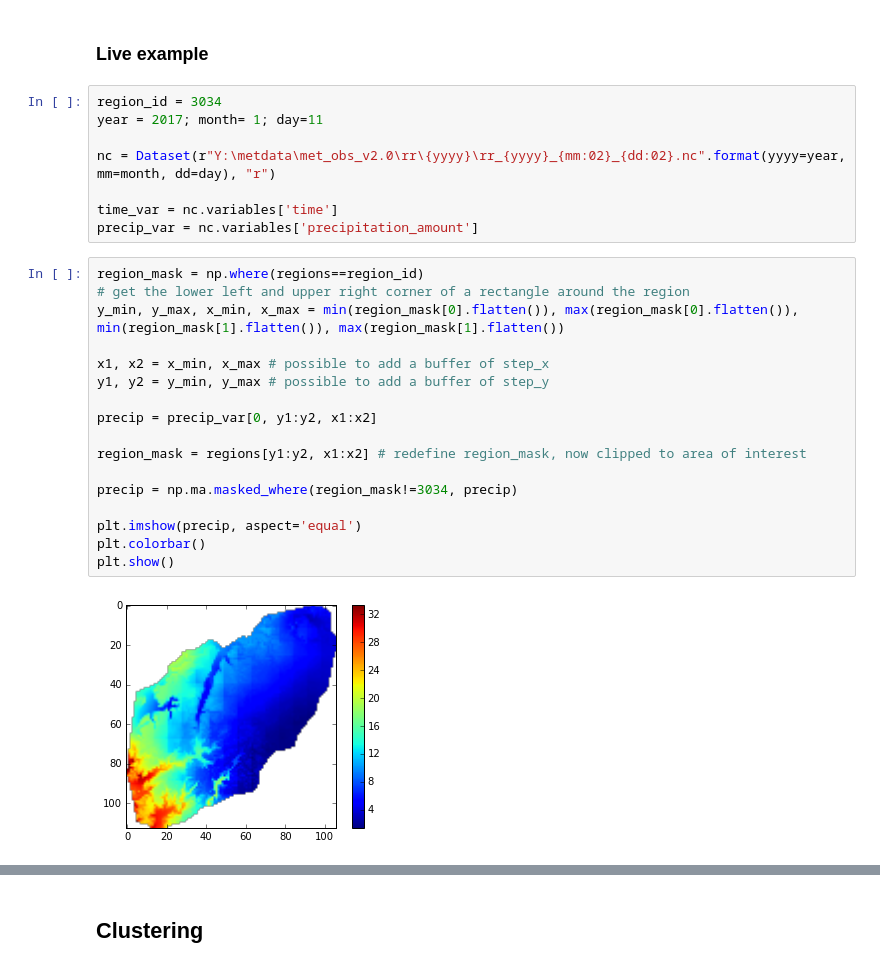
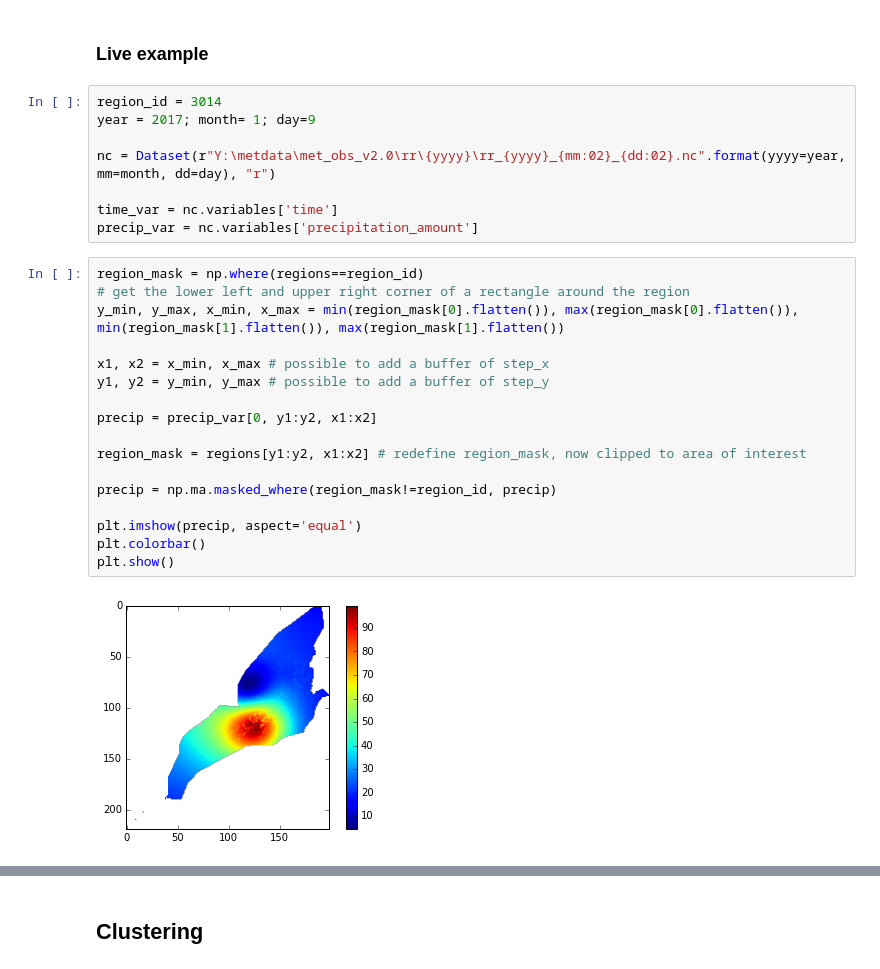
Before and after one commit to kmunve/APS, a Jupyter notebook: aps/notebooks/regional_precipitation_distribution.ipynb, the cells around one changed output, grey strips where cells are left out. Saved outputs shown, nothing was run; the diff lists cells and outputs as text.

```diff
--- a/aps/notebooks/regional_precipitation_distribution.ipynb
+++ b/aps/notebooks/regional_precipitation_distribution.ipynb
@@ -247,8 +249,8 @@ plt.title("Kvadraten representer området på {0} km$^2$ med mest nedbør".forma
 # %% [markdown]
 ### Live example
 # %%
-region_id = 3034
-year = 2017; month= 1; day=11
+region_id = 3014
+year = 2017; month= 1; day=9
 
 nc = Dataset(r"Y:\metdata\met_obs_v2.0\rr\{yyyy}\rr_{yyyy}_{mm:02}_{dd:02}.nc".format(yyyy=year, mm=month, dd=day), "r")
 
@@ -257,22 +259,22 @@ precip_var = nc.variables['precipitation_amount']
 # %%
 region_mask = np.where(regions==region_id)
 # get the lower left and upper right corner of a rectangle around the region
 y_min, y_max, x_min, x_max = min(region_mask[0].flatten()), max(region_mask[0].flatten()), min(region_mask[1].flatten()), max(region_mask[1].flatten())
 
 x1, x2 = x_min, x_max # possible to add a buffer of step_x
 y1, y2 = y_min, y_max # possible to add a buffer of step_y
 
 precip = precip_var[0, y1:y2, x1:x2]
 
 region_mask = regions[y1:y2, x1:x2] # redefine region_mask, now clipped to area of interest
 
-precip = np.ma.masked_where(region_mask!=3034, precip)
+precip = np.ma.masked_where(region_mask!=region_id, precip)
 
 plt.imshow(precip, aspect='equal')
 plt.colorbar()
 plt.show()
 # %% [output]
-[figure, old version]
+[figure, new version]
 # %%
 flier_low, box_bot, box_center, box_top, flier_high = regional_precip(precip)
 print("[{0}, {1}, {2}, {3}, {4}]".format(flier_low, box_bot, box_center, box_top, flier_high))
```
Also changed, not shown: parts of 16 cells of this notebook, 5 other files.
